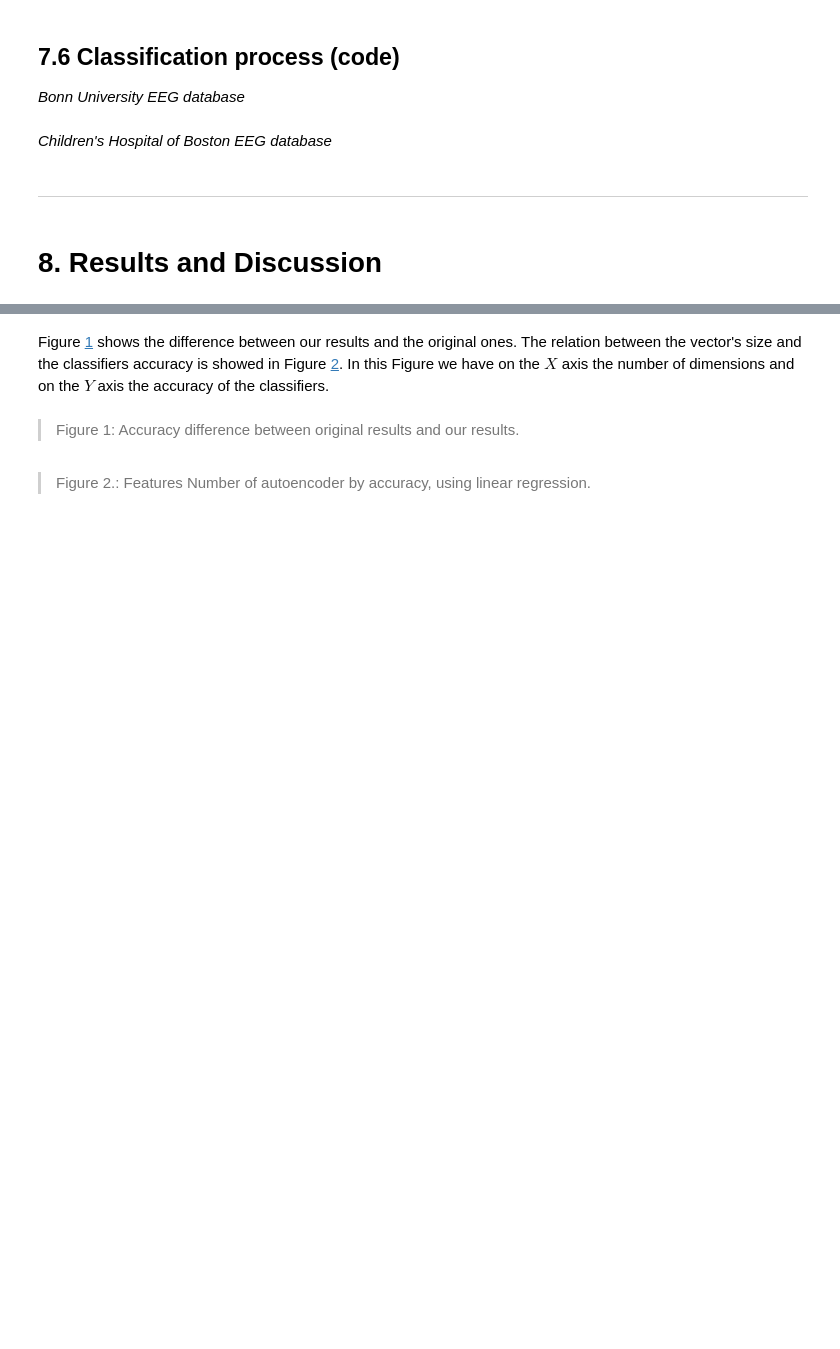
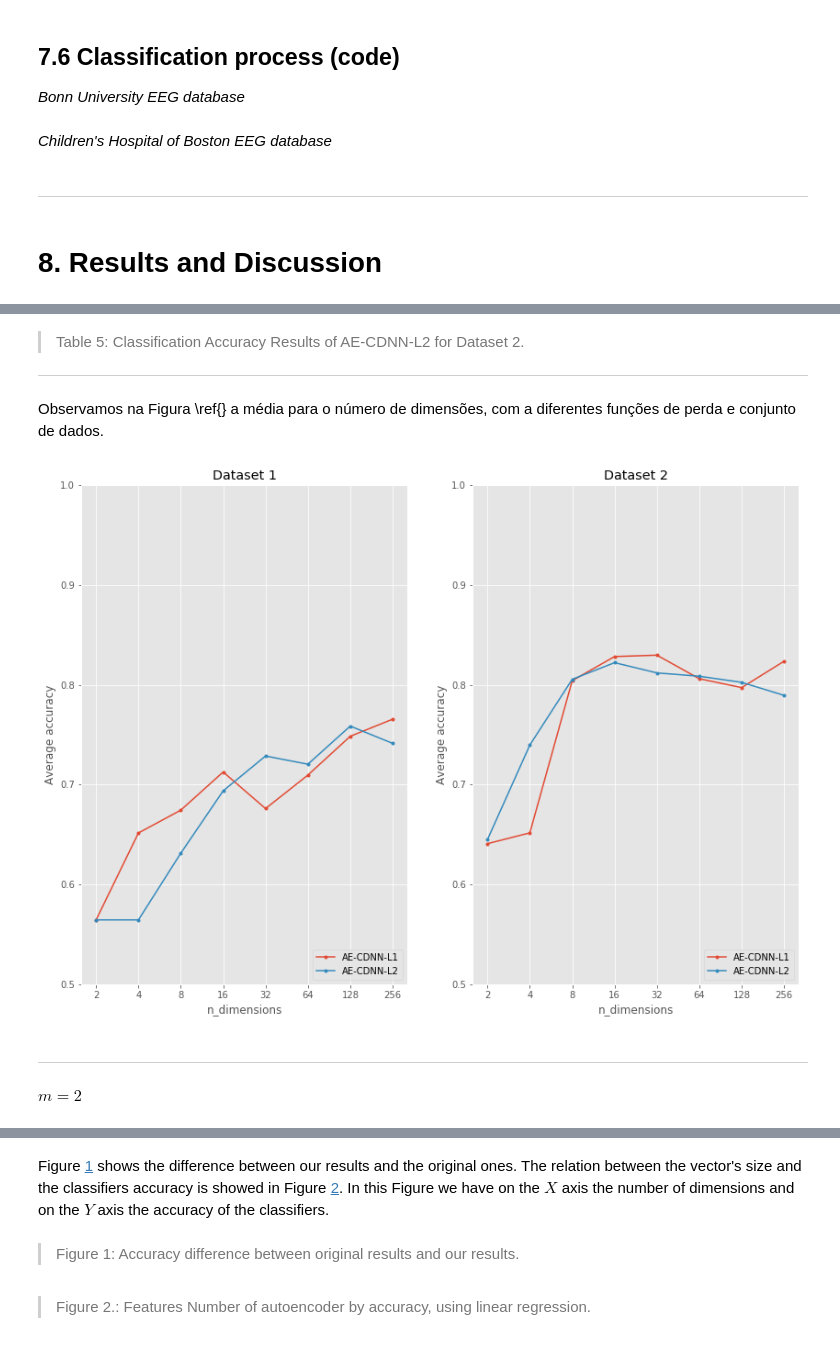
Before and after one commit to bruAristimunha/Re-Deep-Convolution-Neural-Network-and-Autoencoders-Based-Unsupervised-Feature-Learning-of-EEG, a Jupyter notebook: notebook/Jupyter_Paper_Re-Deep Convolution Neural Network and Autoencoders-Based Unsupervised Feature Learning of EEG Signals.ipynb, the cells around one changed output, grey strips where cells are left out. Saved outputs shown, nothing was run; the diff lists cells and outputs as text; code cells hidden in the pictures; blank space fills up the shorter version.

```diff
--- a/notebook/Jupyter_Paper_Re-Deep Convolution Neural Network and Autoencoders-Based Unsupervised Feature Learning of EEG Signals.ipynb
+++ b/notebook/Jupyter_Paper_Re-Deep Convolution Neural Network and Autoencoders-Based Unsupervised Feature Learning of EEG Signals.ipynb
@@ -418,0 +564,27 @@ np.around(merge_acc,3)
+# %% [markdown]
+> Table 5: Classification Accuracy Results of AE-CDNN-L2 for Dataset 2<a name="table:accuracy-ae-l2-d2"></a>.
+
+---
+# %% [markdown]
+Observamos na Figura \ref{} a média para o número de dimensões, com a diferentes funções de perda e conjunto de dados.
+# %%
+acc_mae_df1 = metrics_boon_mae.groupby(['n_dimensions'])['test_accuracy'].apply(mean)
+acc_mae_df1.name = 'AE-CDNN-L1'
+
+acc_maae_df1 = metrics_boon_maae.groupby(['n_dimensions'])['test_accuracy'].apply(mean)
+acc_maae_df1.name = 'AE-CDNN-L2'
+
+acc_mae_df2 = metrics_chbmit_mae.groupby(['n_dimensions'])['test_accuracy'].apply(mean)
+acc_mae_df2.name = 'AE-CDNN-L1'
+
+acc_maae_df2 = metrics_chbmit_maae.groupby(['n_dimensions'])['test_accuracy'].apply(mean)
+acc_maae_df2.name = 'AE-CDNN-L2'
+
+fig_avg_acc = plot_averege_accuracy(acc_mae_df1, acc_maae_df1,
+                                    acc_mae_df2, acc_maae_df2)
+# %% [output]
+[figure, added]
+# %% [markdown]
+----
+# %% [markdown]
+$ m = 2 $
```
Also changed, not shown: parts of 53 cells of this notebook.
